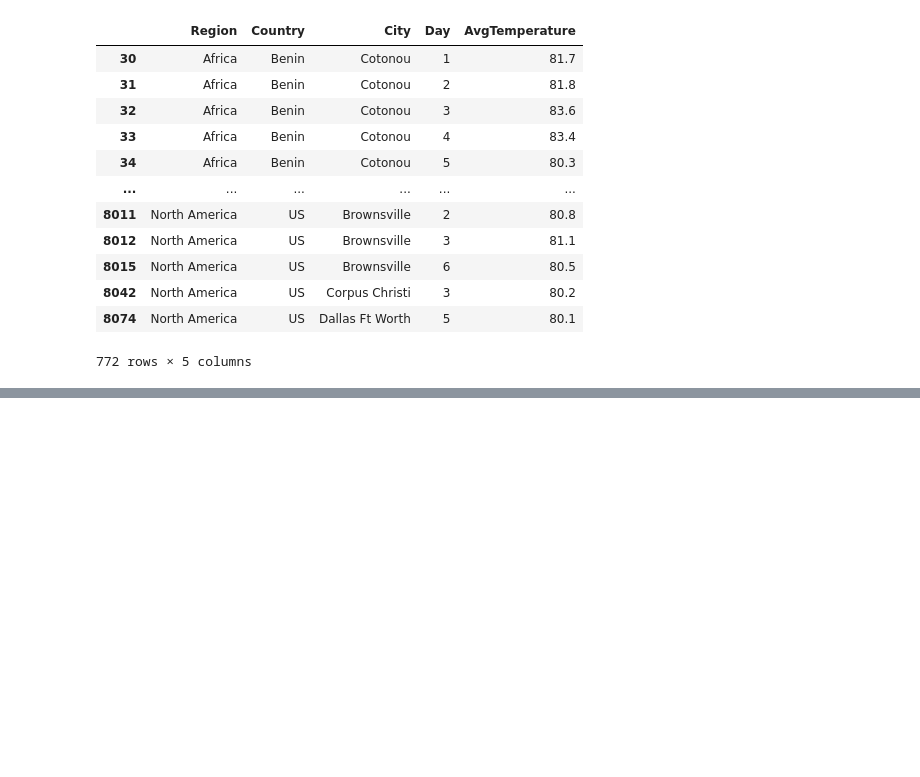
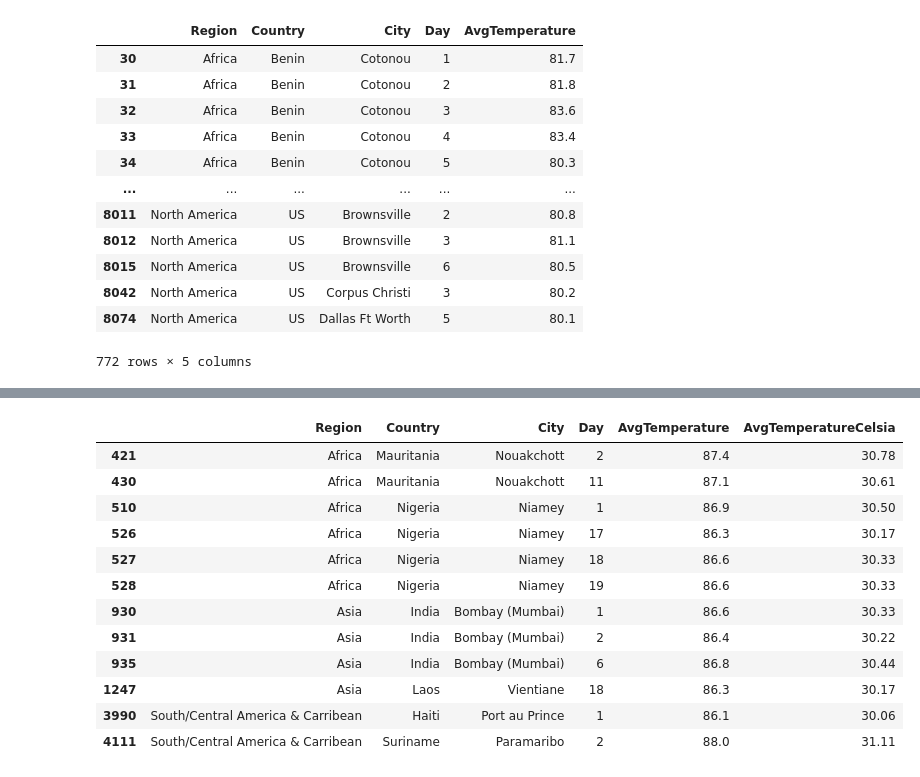
Before and after one commit to BarboraHolubova/python-kurz-podzim-2023, a Jupyter notebook: ukol-8.ipynb, the cells around one changed output, grey strips where cells are left out. Cells and saved outputs as stored; diff of their text form; code cells hidden in the pictures; blank space fills up the shorter version.

```diff
--- a/ukol-8.ipynb
+++ b/ukol-8.ipynb
@@ -100,0 +124,17 @@ extremni_teploty
+# %%
+vyssi_nez_30C = prumerna_teplota[prumerna_teplota["AvgTemperatureCelsia"] > 30]
+vyssi_nez_30C
+# %% [output]
+|  | Region | Country | City | Day | AvgTemperature | AvgTemperatureCelsia |
+| 421 | Africa | Mauritania | Nouakchott | 2 | 87.4 | 30.78 |
+| 430 | Africa | Mauritania | Nouakchott | 11 | 87.1 | 30.61 |
+| 510 | Africa | Nigeria | Niamey | 1 | 86.9 | 30.50 |
+| 526 | Africa | Nigeria | Niamey | 17 | 86.3 | 30.17 |
+| 527 | Africa | Nigeria | Niamey | 18 | 86.6 | 30.33 |
+| 528 | Africa | Nigeria | Niamey | 19 | 86.6 | 30.33 |
+| 930 | Asia | India | Bombay (Mumbai) | 1 | 86.6 | 30.33 |
+| 931 | Asia | India | Bombay (Mumbai) | 2 | 86.4 | 30.22 |
+| 935 | Asia | India | Bombay (Mumbai) | 6 | 86.8 | 30.44 |
+| 1247 | Asia | Laos | Vientiane | 18 | 86.3 | 30.17 |
+| 3990 | South/Central America & Carribean | Haiti | Port au Prince | 1 | 86.1 | 30.06 |
+| 4111 | South/Central America & Carribean | Suriname | Paramaribo | 2 | 88.0 | 31.11 |
```
Also changed, not shown: parts of 5 cells of this notebook.
